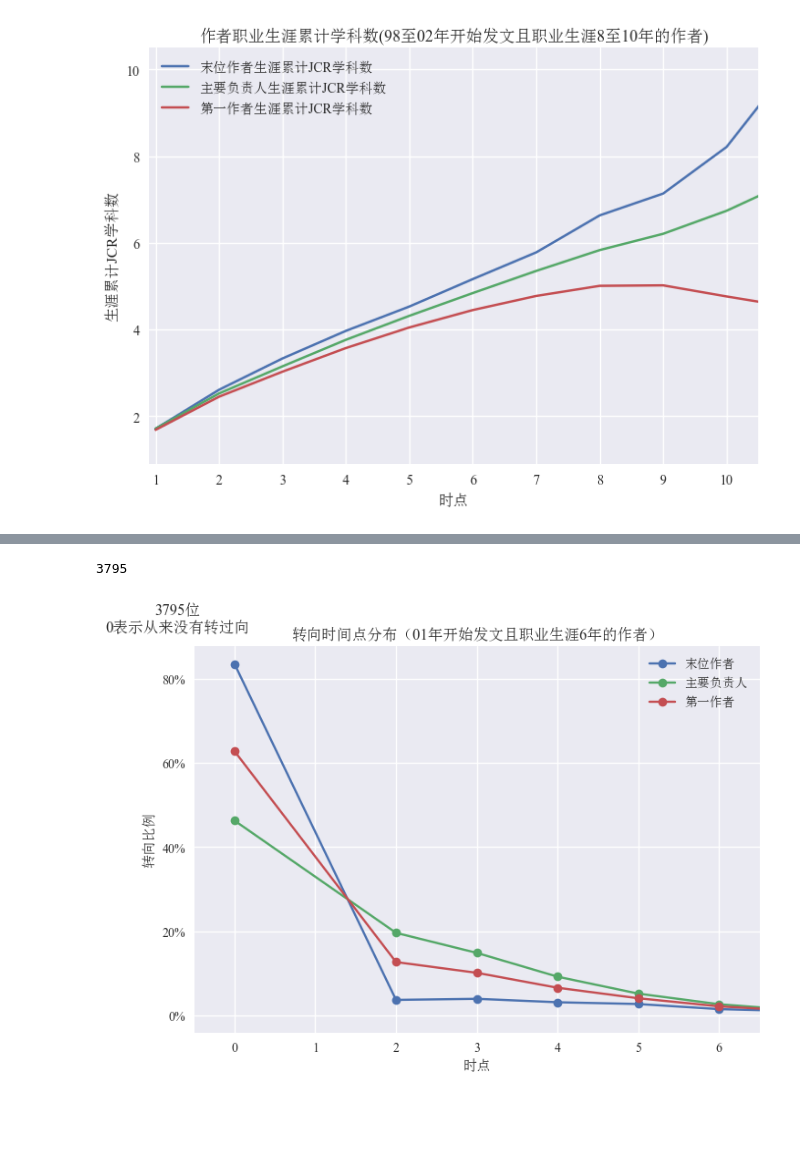
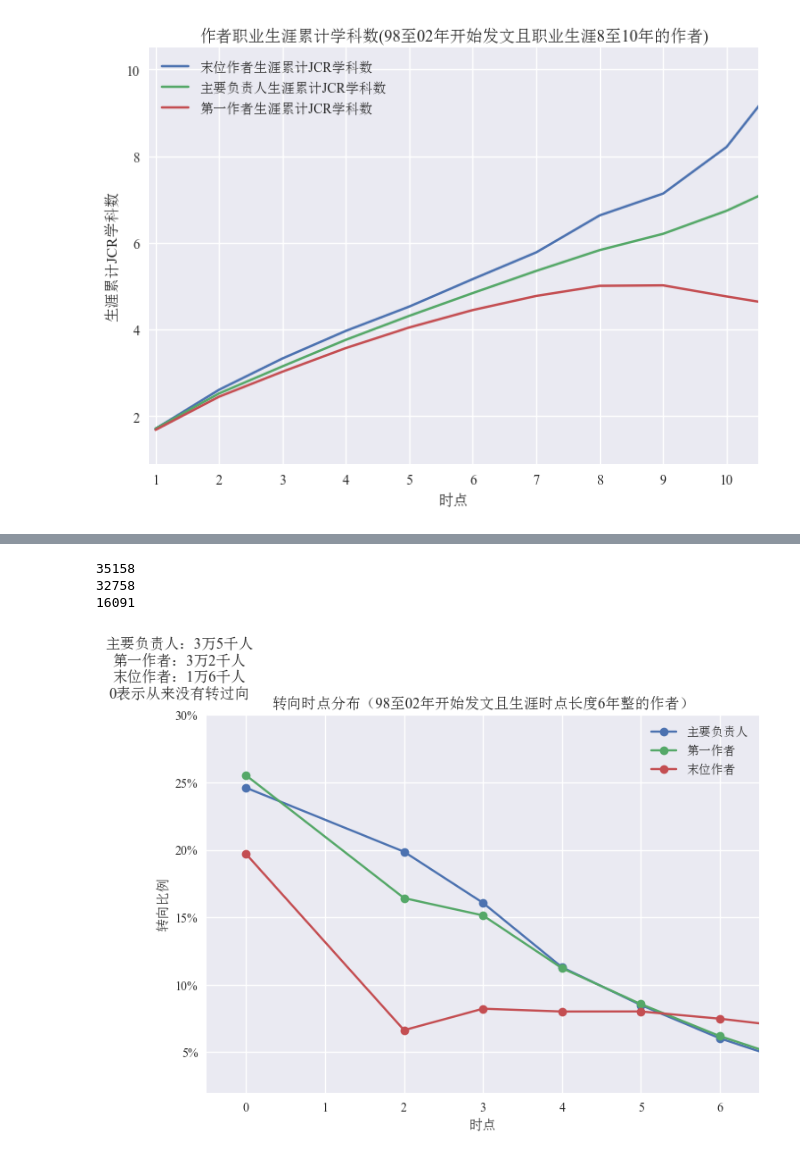
Before and after one commit to jiaweixu98/CrossBoundaryPerspective_InterdisciplinaryResearch, a Jupyter notebook: turningpoint/easyDraw.ipynb, the cells around one changed output, grey strips where cells are left out. Cells and saved outputs as stored; diff of their text form; code cells hidden in the pictures; blank space fills up the shorter version.

```diff
--- a/turningpoint/easyDraw.ipynb
+++ b/turningpoint/easyDraw.ipynb
@@ -325,32 +330,39 @@ plt.show()
 # %%
-KeyBreakthroughCounter01_6=pk.load(open('../../DataCrossBoundaryPerspective_InterdisciplinaryResearch/KeyBreakthroughCounter01_6.pk', 'rb'))
-FirstBreakthroughCounter01_6=pk.load(open('../../DataCrossBoundaryPerspective_InterdisciplinaryResearch/FirstBreakthroughCounter01_6.pk', 'rb'))
-LastBreakthroughCounter01_6=pk.load(open('../../DataCrossBoundaryPerspective_InterdisciplinaryResearch/LastBreakthroughCounter01_6.pk', 'rb'))
+# 真实时间跨度，6年整； 98-02年出道
+KeyBreakthroughCounter98_02_True6plus=pk.load(open('../../DataCrossBoundaryPerspective_InterdisciplinaryResearch/KeyBreakthroughCounter98_02_True6.pk', 'rb'))
+FirstBreakthroughCounter98_02_True6plus=pk.load(open('../../DataCrossBoundaryPerspective_InterdisciplinaryResearch/FirstBreakthroughCounter98_02_True6.pk', 'rb'))
+LastBreakthroughCounter98_02_True6plus=pk.load(open('../../DataCrossBoundaryPerspective_InterdisciplinaryResearch/LastBreakthroughCounter98_02_True6.pk', 'rb'))
 
-years1 , KeyNum = zip(*sorted(KeyBreakthroughCounter01_6.items()))
-years2 , FirstNum = zip(*sorted(FirstBreakthroughCounter01_6.items()))
-years3 , LastNum = zip(*sorted(LastBreakthroughCounter01_6.items()))
+years1 , KeyNum = zip(*sorted(KeyBreakthroughCounter98_02_True6plus.items()))
+years2 , FirstNum = zip(*sorted(FirstBreakthroughCounter98_02_True6plus.items()))
+years3 , LastNum = zip(*sorted(LastBreakthroughCounter98_02_True6plus.items()))
 print(sum(KeyNum))
+print(sum(FirstNum))
+print(sum(LastNum))
+
 fig, ax = plt.subplots()
-ax.plot(years3,np.array(LastNum)/3795, label='末位作者', marker='.', markersize=14)
-ax.plot(years1,np.array(KeyNum)/3795, label='主要负责人', marker='.', markersize=14)
-ax.plot(years2,np.array(FirstNum)/3795, label='第一作者', marker='.', markersize=14)
+ax.plot(years1,np.array(KeyNum)/35158, label='主要负责人', marker='.', markersize=14)
+ax.plot(years2,np.array(FirstNum)/32758, label='第一作者', marker='.', markersize=14)
+ax.plot(years3,np.array(LastNum)/16091, label='末位作者', marker='.', markersize=14)
 ax.set(xlabel='时点', ylabel='转向比例',
-       title='转向时间点分布（01年开始发文且职业生涯6年的作者）')
+       title='转向时点分布（98至02年开始发文且生涯时点长度6年整的作者）')
 ax.yaxis.set_major_formatter(mtick.PercentFormatter(xmax=1.0, decimals=0))
 # plt.ticklabel_format(style='plain')
 
-plt.text(-0.03,1.07,'3795位\n0表示从来没有转过向',
-horizontalalignment='center',verticalalignment='center',
+plt.text(-0.05,1.12,'主要负责人：3万5千人\n第一作者：3万2千人\n末位作者：1万6千人\n0表示从来没有转过向',
+horizontalalignment='center',
+verticalalignment='center',
 transform=ax.transAxes)
 ax.set_xlim(-0.5, 6.5)
-# ax.set_ylim(0, 0.3)
+ax.set_ylim(0.02, 0.30)
 ax.set_xticks([i for i in range(0,7,1)])
 # ax.set_yticks(np.array([i for i in range(125,410,25)])/100)
 ax.legend()
-fig.savefig("转向时间点分布（01年开始发文且职业生涯6年的作者）.png",dpi=300)
+fig.savefig("转向时点分布（98至02年开始发文且生涯时点长度6年整的作者）.png",dpi=300)
 plt.show()
 # %% [output]
-3795
+35158
+32758
+16091
-[figure, old version]
+[figure, new version]
 # %%
```
Also changed, not shown: parts of 3 cells of this notebook, 6 other files.
